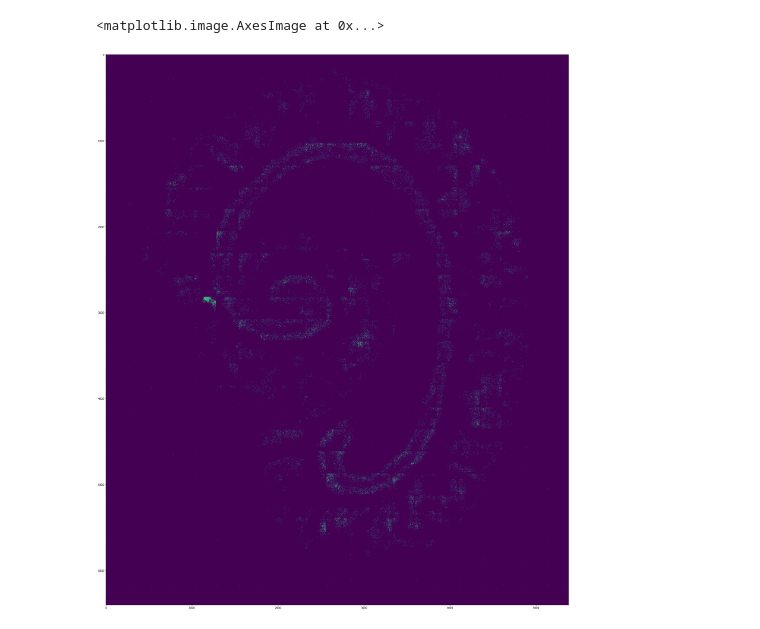
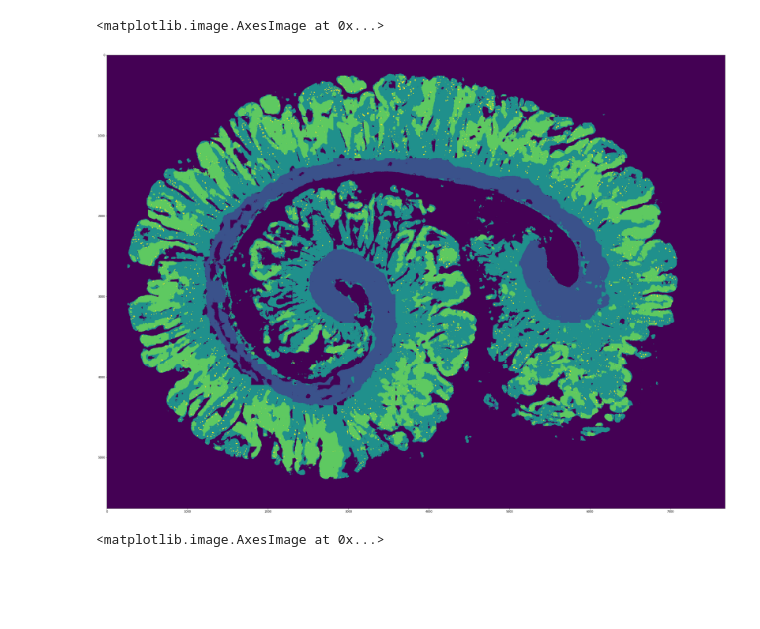
Before and after one commit to Jondeen/VipsML, a Jupyter notebook: VipsTraining.ipynb, the cells around one changed output. Drawn from its saved outputs; the diff is of its cells as text; code cells hidden in the pictures; blank space fills up the shorter version.

```diff
--- a/VipsTraining.ipynb
+++ b/VipsTraining.ipynb
@@ -1,25 +1,26 @@
 # %%
+%matplotlib inline
 
 Classification, Segmentation = 0, 1
 ml_types = ['Classification', 'Segmentation']
-batch_sizes = [150, 15]
+batch_sizes = [150, 30]
 
 ml_type = Segmentation
 
-version = '0.4'
+version = '0.5'
 
 
 batch_size=batch_sizes[ml_type]
 
-epochs=2
-learning_rate = (10**(-4))*1.5
+epochs=1
+learning_rate = (10**(-4))*1.0
 
-training=False
-resume_training=False
+training=True
+resume_training=True
 
 base='/mnt/z9-slide-storage/VipsML'
 
-modelname=base + '/weights/Vips{}_{}'.format(ml_types[ml_type], version)
+weights_path=base + '/weights/Vips{}_{}'.format(ml_types[ml_type], version)
 # %%
 
 import pyvips as Vips
@@ -108,29 +82,29 @@ if not training:
 # %%
 
-#from importlib import reload
+from importlib import reload
 #import models
 #import VipsML
 
-#reload(VipsML2)
+reload(VipsML)
 #reload(models)
-whole=Vips.Image.new_from_file(base+'/00-orig.tif')
+whole=Vips.Image.new_from_file(base+'/392.tif')
 s2=ImageClass(whole)
 model = CNNModel(s2.shape, 5)
-model.load_weights(modelname )
+model.load_weights(weights_path )
 #s2=VipsML2.VipsSegmentationML(whole)
 im=s2.predict_model(model, batch_size=batch_size)
 # %%
 import numpy as np
 from numpy import histogram
 from numpy import frombuffer, uint32, uint8,float32, squeeze
 from matplotlib.pyplot import imshow, figure
 from PIL import Image
 figure(figsize=(40,40))
 #imsave(base+'/../00-mask_2.tif',im.astype(np.uint8))
-#im = Image.fromarray(im.astype(np.uint8), mode='P')
-
+pim = Image.fromarray(im.astype(np.uint8), mode='P')
+pim.save(base+'/test-392_2.tif')
 
 imshow(im.astype(np.uint8))
 # %% [output]
 <matplotlib.image.AxesImage at 0x...>
-[figure, old version]
+[figure, new version]
@@ -140,0 +111,13 @@ m2.write_to_file(base+'/../00-mask_3.tif')
+# %%
+import tools
+from importlib import reload
+from matplotlib.pyplot import imshow, figure
+from functools import reduce
+ori=Vips.Image.new_from_file(base+'/00-orig.tif')
+da=tools.resize_indexed(Vips.Image.new_from_file(base+'/00-mask_4.tif'),ori.width,ori.height)
+da.write_to_file(base+'/00-mask_5.tif')
+da2=tools.vips_to_np(da)
+figure(figsize=(40,40))
+imshow(da2[:,:,0])
+# %% [output]
+<matplotlib.image.AxesImage at 0x...>
```
Also changed, not shown: parts of 4 cells of this notebook, 2 other files.
